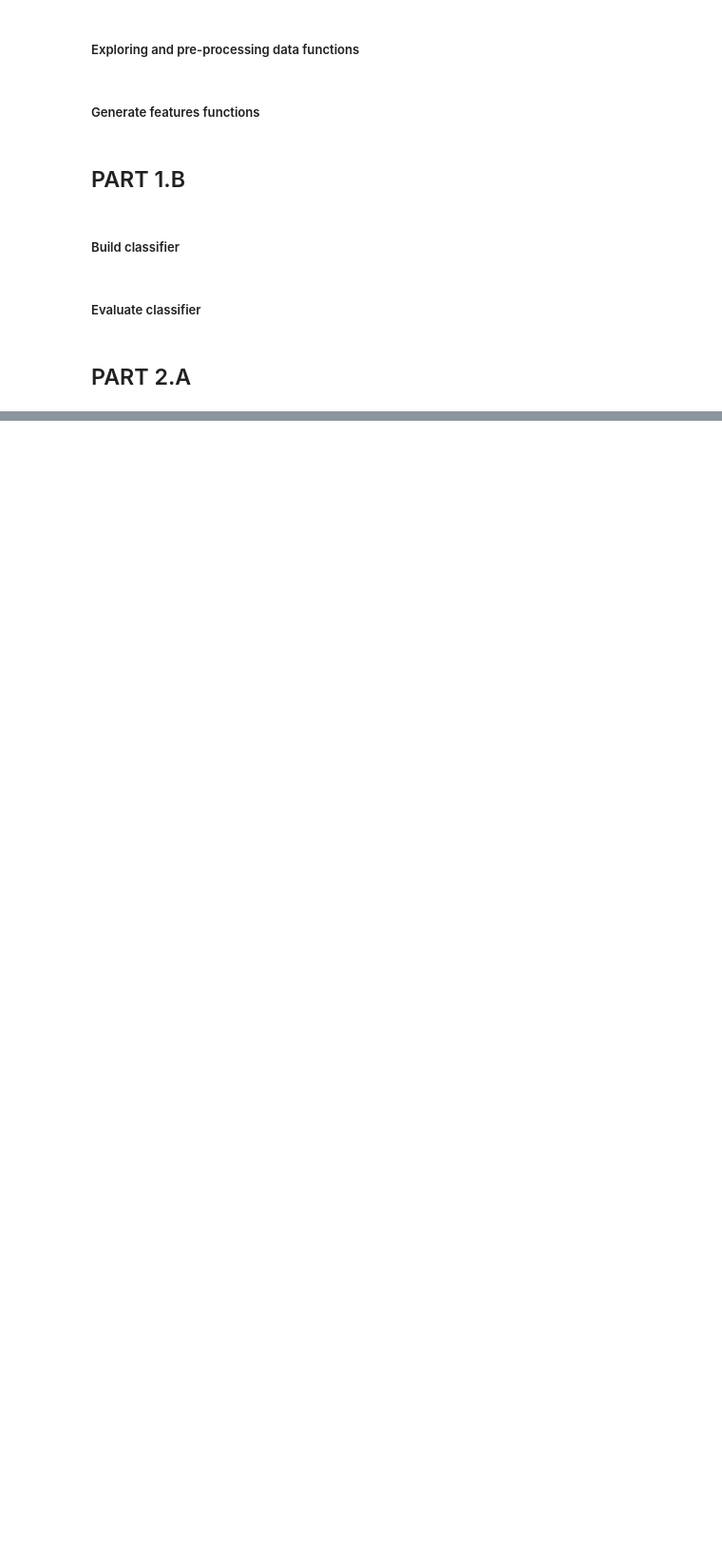
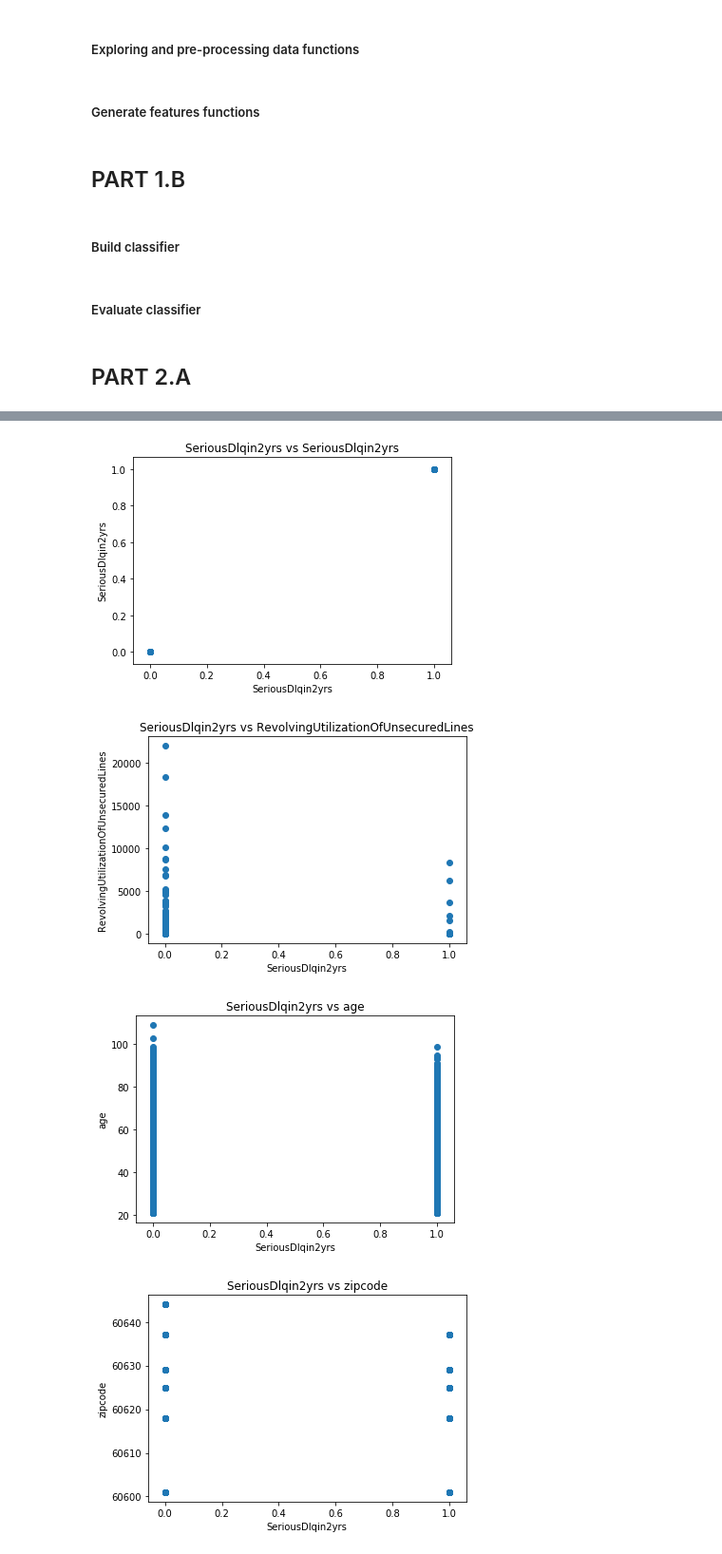
Before and after one commit to crismacg/MachineLearningClass, a Jupyter notebook: Assignment 2/ML hw 2.ipynb, the cells around one changed output, grey strips where cells are left out. Shown at 95% size. Drawn from its saved outputs; the diff is of its cells as text; code cells hidden in the pictures; blank space fills up the shorter version.

```diff
--- a/Assignment 2/ML hw 2.ipynb
+++ b/Assignment 2/ML hw 2.ipynb
@@ -282,6 +284,7 @@ all_vars = ["SeriousDlqin2yrs", "RevolvingUtilizationOfUnsecuredLines", "age",
             "NumberRealEstateLoansOrLines", "NumberOfTime60-89DaysPastDueNotWorse",
             "NumberOfDependents"]
 
+trgt_var = "SeriousDlqin2yrs"
 for i in all_vars:
     print ("******", i,"****** \n")
     print("Missing values percentages; 0 = not missing; 1 = mv")
@@ -292,10 +313,17 @@ for i in all_vars:
 # %%
+scat(fr, all_vars, trgt_var)
+
 corr = show_cor(fr)
 x #shows correlation grid
 
 #we are particularly interested in the way seriousDIqin2yrs is related to other variables. We see that variables who have higher relation are Revolving Utilization of Unsecuted lines, and all the variables counting the number of times late, in particular the number of times 90 days late.
 #Since, in turn, NumberOfTimes90DaysLate is relatively highly correlated with those meassuring DaysPastDueNotWorse, we will only focus on this variable from this group.
 
 # Age seems to be relatively strong, but zipcode and number of dependents seems less strongly correlated. We proceed to
 # observe dinamics grouping by zipcode and number of dependents. Monthly income is moderately and negatively correlated with
 # the target variable
+# %% [output]
+[figure, added]
+[figure, added]
+[figure, added]
+[figure, added]
```
Also changed, not shown: parts of 12 cells of this notebook, 1 other file.
